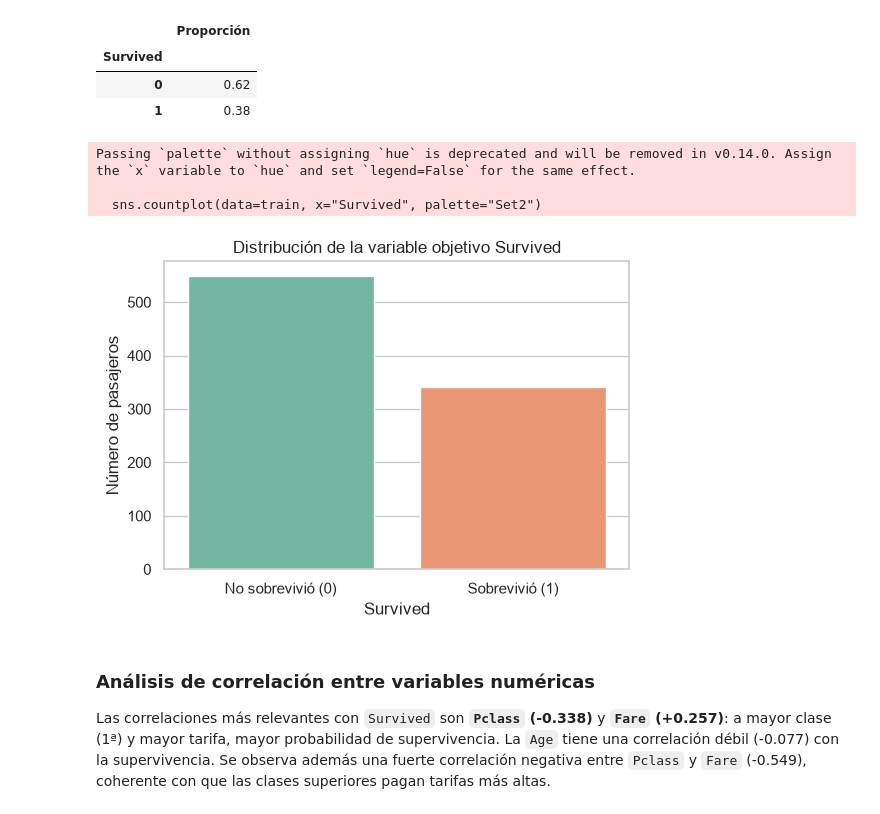
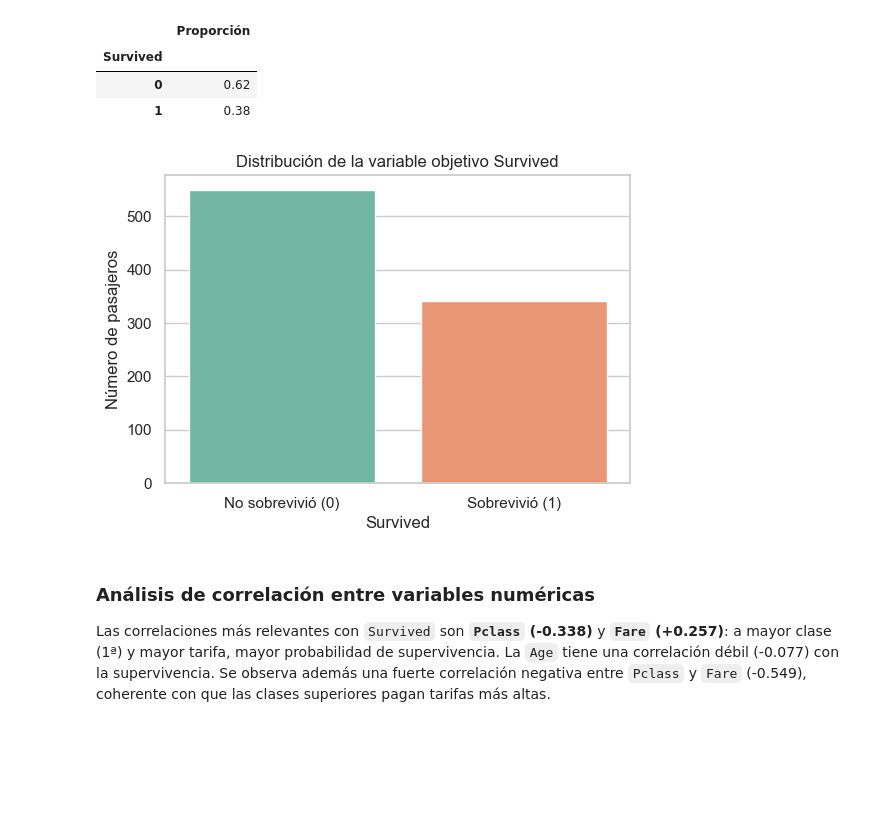
Before and after one commit to iral/modelo-titanic-g3, a Jupyter notebook: fase-1/notebook.ipynb, the cells around one changed output. Cells and saved outputs as stored; diff of their text form; code cells hidden in the pictures; blank space fills up the shorter version.

```diff
--- a/fase-1/notebook.ipynb
+++ b/fase-1/notebook.ipynb
@@ -173,16 +194,13 @@ train['Survived'].value_counts(normalize=True).round(4).to_frame('Proporción')
 | 1 | 0.38 |
 # %%
 plt.figure(figsize=(6, 4))
-sns.countplot(data=train, x="Survived", palette="Set2")
+sns.countplot(data=train, x="Survived", hue="Survived", palette="Set2", legend=False)
 plt.title("Distribución de la variable objetivo Survived")
 plt.xticks([0, 1], ["No sobrevivió (0)", "Sobrevivió (1)"])
 plt.ylabel("Número de pasajeros")
 plt.show()
 # %% [output]
-Passing `palette` without assigning `hue` is deprecated and will be removed in v0.14.0. Assign the `x` variable to `hue` and set `legend=False` for the same effect.
-
-  sns.countplot(data=train, x="Survived", palette="Set2")
-[figure, old version]
+[figure, new version]
 # %% [markdown]
 ### Análisis de correlación entre variables numéricas
 
```
Also changed, not shown: parts of 80 cells of this notebook, 6 other files.
